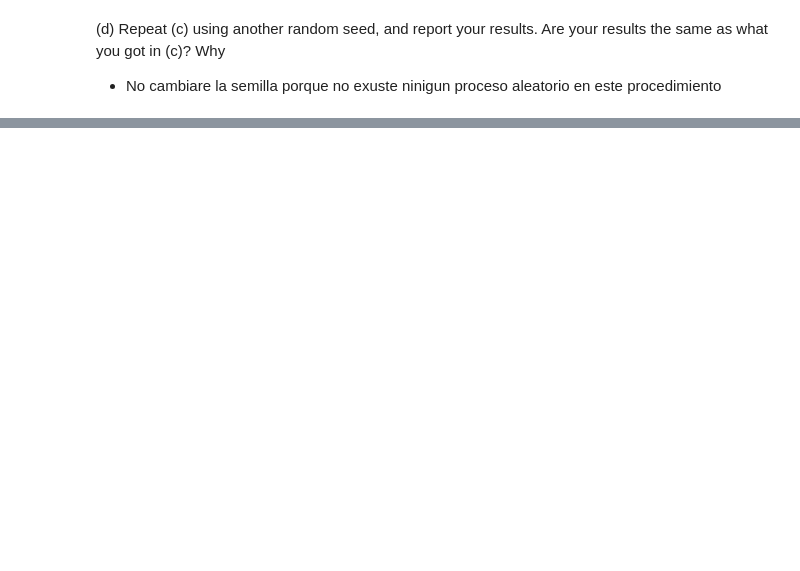
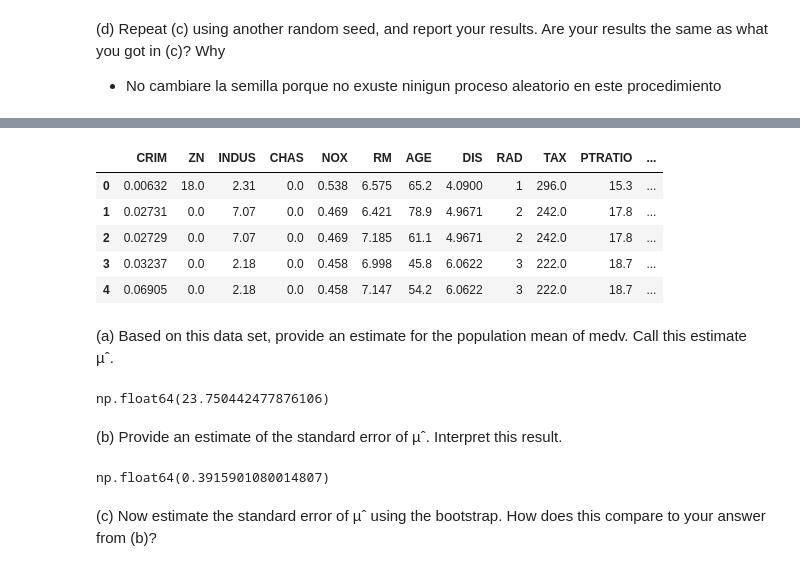
Before and after one commit to navap3206-debug/hello-world, a Jupyter notebook: T09.ipynb, the cells around one changed output, grey strips where cells are left out. Saved outputs shown, nothing was run; the diff lists cells and outputs as text; code cells hidden in the pictures; blank space fills up the shorter version.

```diff
--- a/T09.ipynb
+++ b/T09.ipynb
@@ -481,0 +527,35 @@ Are your results the same as what you got in (c)? Why
+# %%
+df = pd.read_excel('Boston Housing Dataset 1978.xlsx')
+# %%
+df.head()
+# %% [output]
+|  | CRIM | ZN | INDUS | CHAS | NOX | RM | AGE | DIS | RAD | TAX | PTRATIO | ... |
+| 0 | 0.00632 | 18.0 | 2.31 | 0.0 | 0.538 | 6.575 | 65.2 | 4.0900 | 1 | 296.0 | 15.3 | ... |
+| 1 | 0.02731 | 0.0 | 7.07 | 0.0 | 0.469 | 6.421 | 78.9 | 4.9671 | 2 | 242.0 | 17.8 | ... |
+| 2 | 0.02729 | 0.0 | 7.07 | 0.0 | 0.469 | 7.185 | 61.1 | 4.9671 | 2 | 242.0 | 17.8 | ... |
+| 3 | 0.03237 | 0.0 | 2.18 | 0.0 | 0.458 | 6.998 | 45.8 | 6.0622 | 3 | 222.0 | 18.7 | ... |
+| 4 | 0.06905 | 0.0 | 2.18 | 0.0 | 0.458 | 7.147 | 54.2 | 6.0622 | 3 | 222.0 | 18.7 | ... |
+# %% [markdown]
+(a) Based on this data set, provide an estimate for the population
+mean of medv. Call this estimate µˆ.
+# %%
+miu_estimada = df['MEDV'].mean()
+miu_estimada
+# %% [output]
+np.float64(23.750442477876106)
+# %% [markdown]
+(b) Provide an estimate of the standard error of µˆ. Interpret this
+result.
+# %%
+#Hint: We can compute the standard error of the sample mean by
+#dividing the sample standard deviation by the square root of the
+#number of observations.
+sd_estimado = df['MEDV'].std()
+n = len(df)
+se_estimado = sd_estimado / np.sqrt(n)
+se_estimado
+# %% [output]
+np.float64(0.3915901080014807)
+# %% [markdown]
+(c) Now estimate the standard error of µˆ using the bootstrap. How
+does this compare to your answer from (b)?
```
Also changed, not shown: parts of 24 cells of this notebook.
